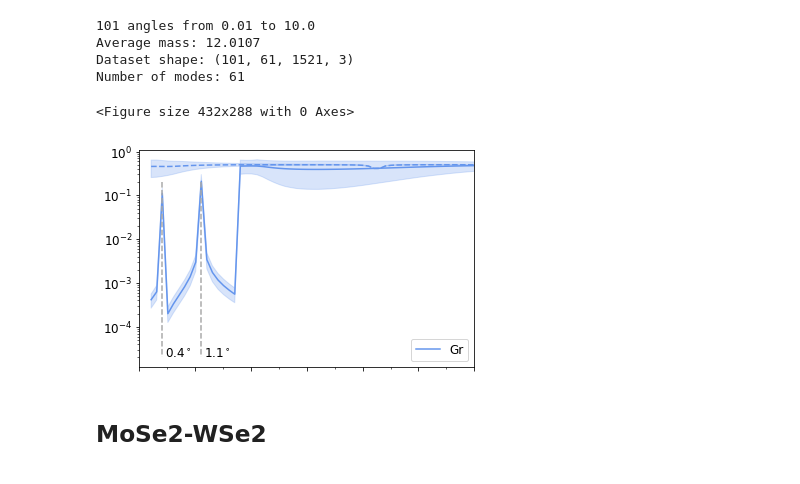
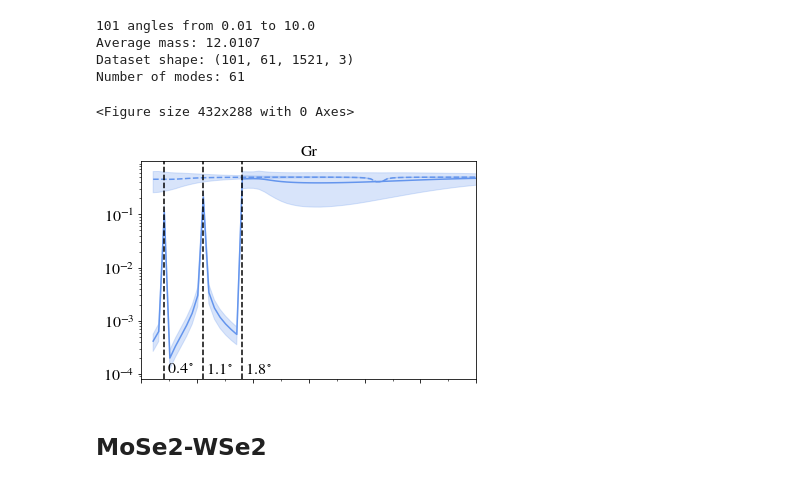
Before and after one commit to jz-lu/ml-ph, a Jupyter notebook: ALLEGRO_ANALYZER/thspc_mags.ipynb, the cells around one changed output. Drawn from its saved outputs; the diff is of its cells as text; code cells hidden in the pictures.

```diff
--- a/ALLEGRO_ANALYZER/thspc_mags.ipynb
+++ b/ALLEGRO_ANALYZER/thspc_mags.ipynb
@@ -83,6 +84,10 @@ np.save(f'{ROOT}/{DIRNAME}/{THSPC_DIR}/data/MoS2_LB1_mean.npy', M1_LB1_mean)
 np.save(f'{ROOT}/{DIRNAME}/{THSPC_DIR}/data/MoS2_LB1_max_z.npy', M1_LB1_max_z)
 np.save(f'{ROOT}/{DIRNAME}/{THSPC_DIR}/data/MoS2_LB1_min_z.npy', M1_LB1_min_z)
 np.save(f'{ROOT}/{DIRNAME}/{THSPC_DIR}/data/MoS2_LB1_mean_z.npy', M1_LB1_mean_z)
+# %%
+matplotlib.rcParams['mathtext.fontset'] = 'stix'
+matplotlib.rcParams['font.family'] = 'STIXGeneral'
+FONT_SIZE = 16
 # %%
 plt.clf()
 plt.rc('font', size=12)
@@ -183,30 +190,34 @@ np.save(f'{ROOT}/{DIRNAME}/{THSPC_DIR}/data/Gr_LB1_mean_z.npy', M2_LB1_mean_z)
 # %%
 plt.clf()
 plt.rc('font', size=12)
 _, ax = plt.subplots()
 
 # Gr
 ax.plot(M2_thetas[CUT:], M2_LB1_mean[CUT:], color='cornflowerblue', label='Gr')
 ax.fill_between(M2_thetas[CUT:], M2_LB1_min[CUT:], M2_LB1_max[CUT:], color='cornflowerblue', alpha=0.25)
 ax.plot(M2_thetas[CUT:], M2_S_mean[CUT:], color='cornflowerblue', linestyle='--')
 ax.fill_between(M2_thetas[CUT:], M2_S_min[CUT:], M2_S_max[CUT:], color='cornflowerblue', alpha=0.25)
 
-ax.legend(loc='lower right')
 ax.set_yscale("log")
+ax.set_title("Gr", fontsize=FONT_SIZE)
 ax.set_xticks(np.arange(6+1))
 ax.set_xlim((0,6))
-ax.plot([1.1]*3, [2e-1, 1e-2, 2e-5], color='darkgrey', linestyle='--')
-plt.text(1.15, 2e-5, r'$1.1^\circ$')
-ax.plot([0.4]*3, [2e-1, 1e-2, 2e-5], color='darkgrey', linestyle='--')
-plt.text(0.45, 2e-5, r'$0.4^\circ$')
+ax.set_ylim(ax.get_ylim())
+plt.yticks(fontsize=FONT_SIZE)
+ax.plot([1.1]*2, ax.get_ylim(), color='k', linestyle='--')
+plt.text(1.15, 1e-4, r'$1.1^\circ$', fontsize=FONT_SIZE)
+ax.plot([0.4]*2, ax.get_ylim(), color='k', linestyle='--')
+plt.text(0.45, 1e-4, r'$0.4^\circ$', fontsize=FONT_SIZE)
+ax.plot([1.8]*2, ax.get_ylim(), color='k', linestyle='--')
+plt.text(1.85, 1e-4, r'$1.8^\circ$', fontsize=FONT_SIZE)
 ax.xaxis.set_major_locator(MultipleLocator(1))
 ax.xaxis.set_minor_locator(MultipleLocator(0.5))
 ax.set_xticklabels([])
 plt.savefig("/Users/jonathanlu/Documents/data_mlph/Gr_mags.pdf", bbox_inches='tight')
 plt.show()
 # %% [output]
 <Figure size 432x288 with 0 Axes>
-[figure, old version]
+[figure, new version]
 # %% [markdown]
 ## MoSe2-WSe2
 # %%
```
Also changed, not shown: parts of 4 cells of this notebook, 39 other files.
